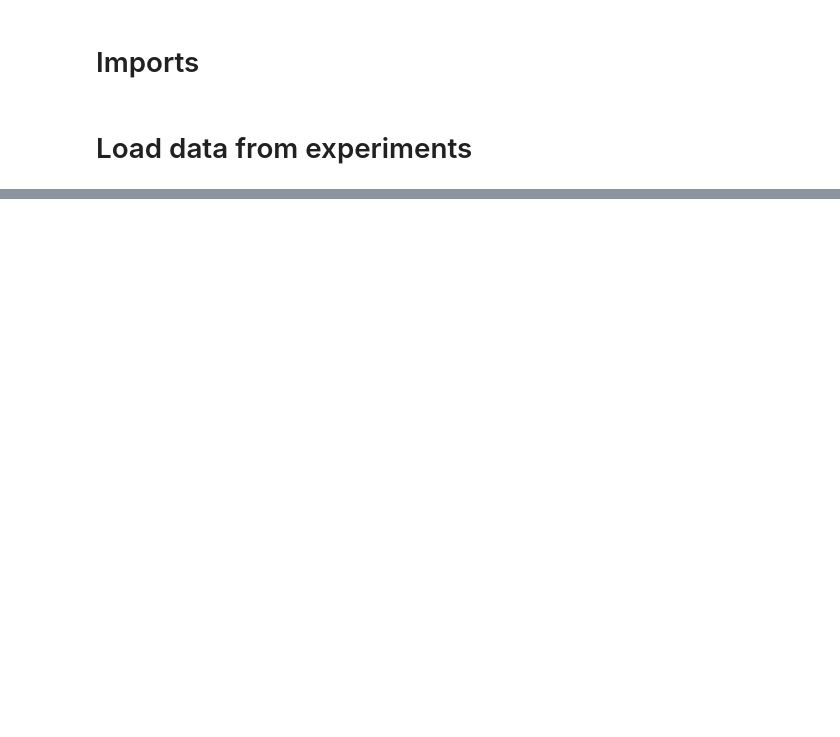
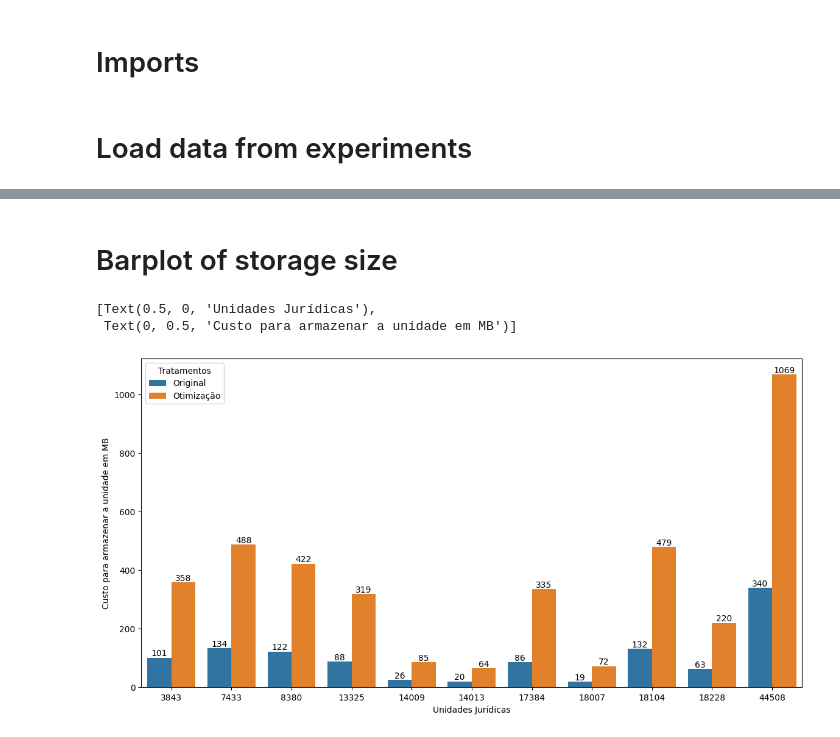
Before and after one commit to alpsilva/tg-tools, a Jupyter notebook: stat_test.ipynb, the cells around one changed output, grey strips where cells are left out. Saved outputs shown, nothing was run; the diff lists cells and outputs as text; code cells hidden in the pictures; blank space fills up the shorter version.

```diff
--- a/stat_test.ipynb
+++ b/stat_test.ipynb
@@ -85,0 +124,12 @@ fig.set_axis_labels("Tempo de execução (em ms)", "Densidade")
+# %% [markdown]
+# Barplot of storage size
+# %%
+plt.figure(figsize = (14, 7))
+fig_3 = sns.barplot(storage_df, x='unidade', y='total_size_in_mb_treated', hue='Tratamentos')
+for i in fig_3.containers:
+    fig_3.bar_label(i,)
+fig_3.set(xlabel='Unidades Jurídicas', ylabel='Custo para armazenar a unidade em MB')
+# %% [output]
+[Text(0.5, 0, 'Unidades Jurídicas'),
+ Text(0, 0.5, 'Custo para armazenar a unidade em MB')]
+[figure, added]
```
Also changed, not shown: parts of 13 cells of this notebook, 1 other file.
